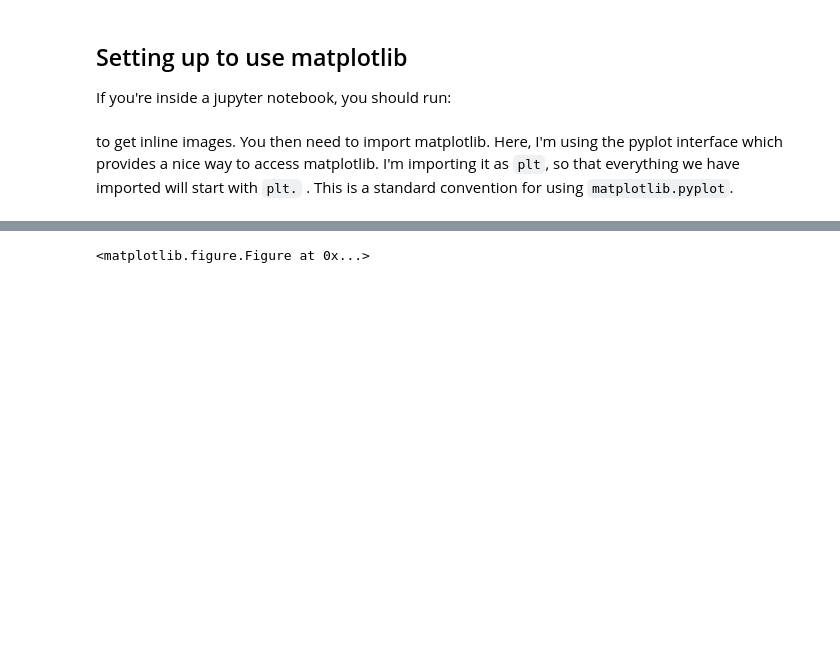
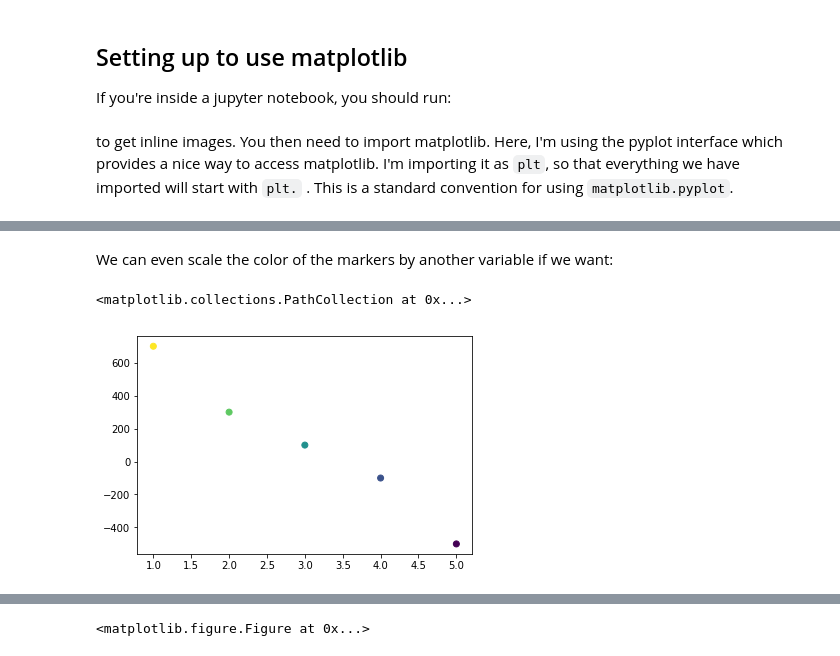
Before and after one commit to joshwalawender/python-tutorial, a Jupyter notebook: Plotting with matplotlib.ipynb, the cells around one changed output, grey strips where cells are left out. Drawn from its saved outputs; the diff is of its cells as text; code cells hidden in the pictures; blank space fills up the shorter version.

```diff
--- a/Plotting with matplotlib.ipynb
+++ b/Plotting with matplotlib.ipynb
@@ -38,0 +58,8 @@ The pyplot interface from matplotlib lets you use it in two modes. First, you ca
+# %% [markdown]
+We can even scale the color of the markers by another variable if we want:
+# %%
+extravariable = [0.5, 0.4, 0.3, 0.2, 0.1]
+plt.scatter(xdata, ydata, c=extravariable)
+# %% [output]
+<matplotlib.collections.PathCollection at 0x...>
+[figure, added]
```
Also changed, not shown: parts of 27 cells of this notebook.
